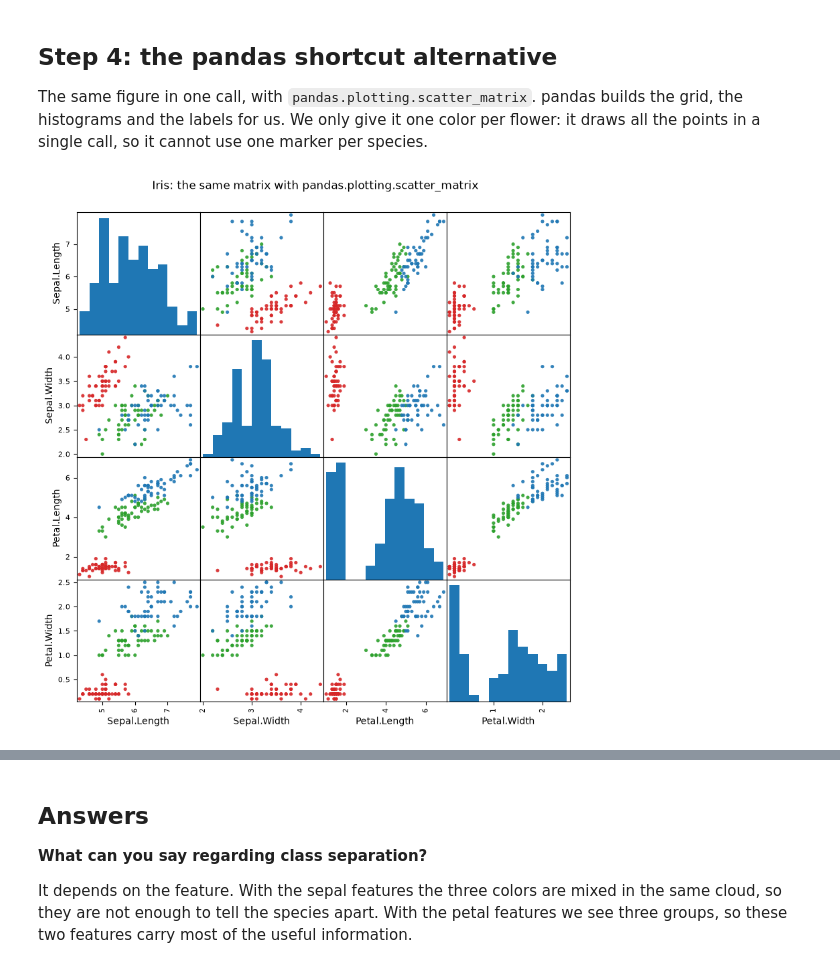
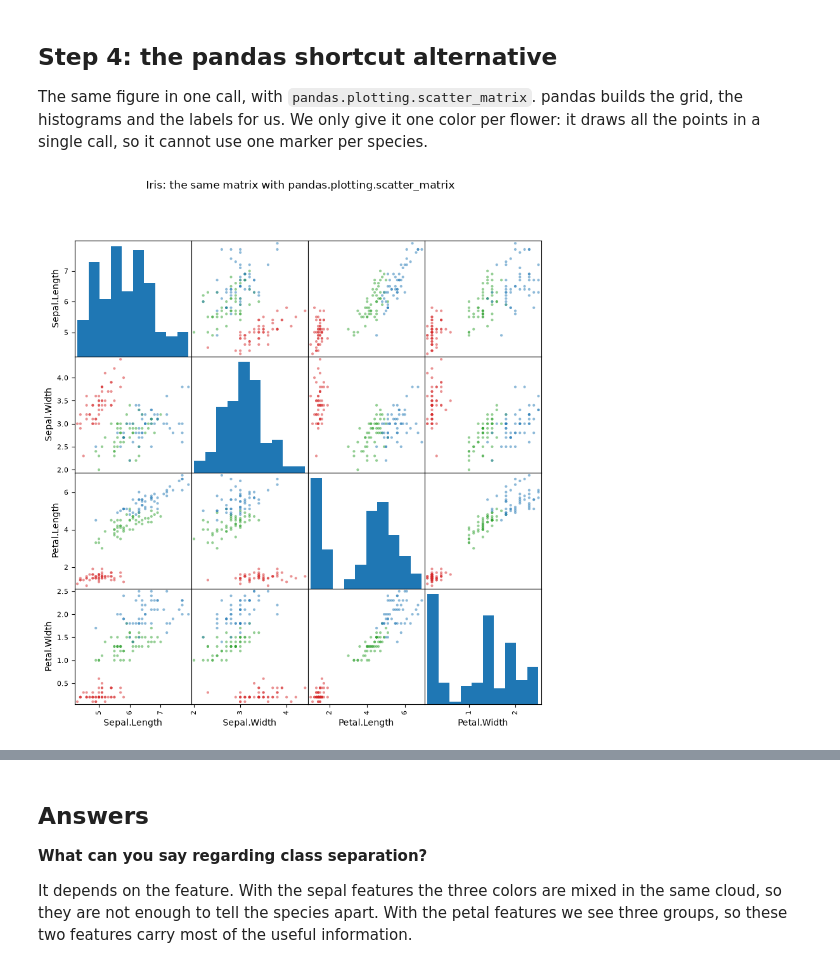
Before and after one commit to NoeBerdoz/FTP_MachLe, a Jupyter notebook: PW1/pw1.ipynb, the cells around one changed output, grey strips where cells are left out. Saved outputs shown, nothing was run; the diff lists cells and outputs as text; code cells hidden in the pictures.

```diff
--- a/PW1/pw1.ipynb
+++ b/PW1/pw1.ipynb
@@ -86,20 +86,21 @@ tell which species is which, because they are all drawn in the same color.
 
 Off the diagonal, a **scatter plot** of two features, with one color and one marker per species.
 # %%
-fig, ax = plt.subplots(figsize=(5.5, 4.2))
+figure, axis = plt.subplots()
+
 for species, style in STYLE.items():
     subset = iris[iris["Species"] == species]
-    ax.scatter(
+    axis.scatter(
         subset["Petal.Length"],
         subset["Petal.Width"],
-        s=36,
         color=style["color"],
         marker=style["marker"],
         label=species,
     )
-ax.set_xlabel("Petal.Length")
-ax.set_ylabel("Petal.Width")
-ax.set_title("Scatter plot: an off-diagonal cell of Figure 4", fontsize=10)
-ax.legend(title="Species")
+
+axis.set_xlabel("Petal.Length")
+axis.set_ylabel("Petal.Width")
+axis.set_title("Scatter plot: an off-diagonal cell of Figure 4")
+axis.legend(title="Species")
 plt.show()
 # %% [output]
@@ -171,19 +174,15 @@ The same figure in one call, with `pandas.plotting.scatter_matrix`. pandas build
 the labels for us. We only give it one color per flower: it draws all the points in a single call, so it cannot
 use one marker per species.
 # %%
+# One color per flower, in the row order of the DataFrame.
 colors = iris["Species"].map({species: style["color"] for species, style in STYLE.items()})
 
-axes = pd.plotting.scatter_matrix(
-    iris[FEATURES],
-    figsize=(9.5, 9.5),
-    diagonal="hist",
-    marker="o",
-    s=14,
-    alpha=0.9,
-    color=colors,
-    hist_kwds={"bins": 12, "color": "tab:blue"},
-)
-plt.suptitle("Iris: the same matrix with pandas.plotting.scatter_matrix", y=0.93)
+# The rest is left to the defaults of pandas: histograms on the diagonal, 10 bins, the
+# "." marker and alpha=0.5, which is why the points look lighter than in our own grid.
+# Only figsize is given, for the same reason as above. The returned array of cells is
+# stored in a variable so that the notebook does not print it.
+grid = pd.plotting.scatter_matrix(iris[FEATURES], figsize=(9.5, 9.5), color=colors)
+plt.suptitle("Iris: the same matrix with pandas.plotting.scatter_matrix")
 plt.show()
 # %% [output]
-[figure, old version]
+[figure, new version]
```
Also changed, not shown: parts of 6 cells of this notebook.
